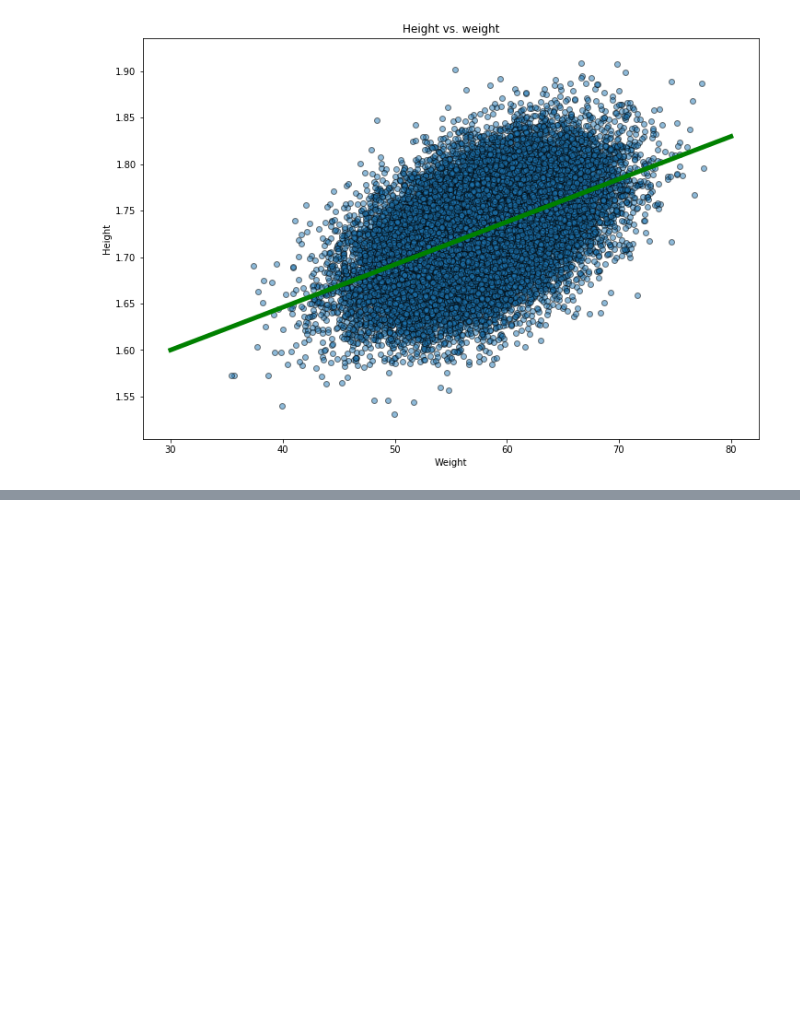
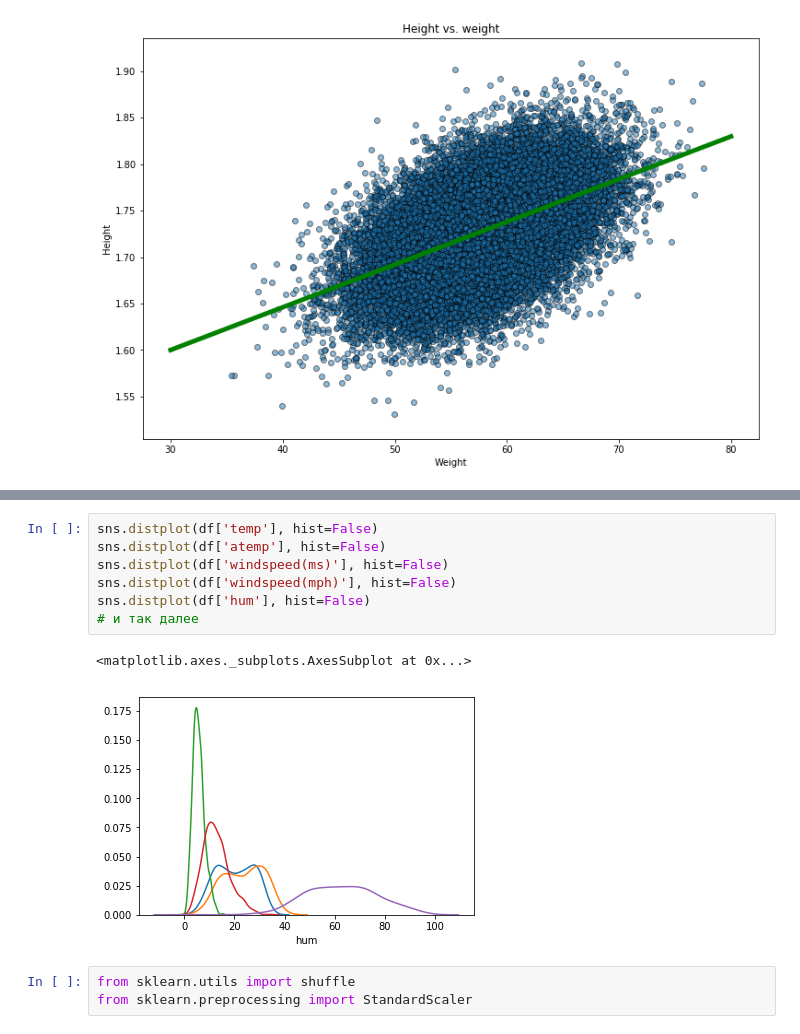
Before and after one commit to 7bits/ml-courses-7bits, a Jupyter notebook: 2017-fall/practises/05-linear-regression/05-01-linear-regression.ipynb, the cells around one changed output, grey strips where cells are left out. Saved outputs shown, nothing was run; the diff lists cells and outputs as text; blank space fills up the shorter version.

```diff
--- a/2017-fall/practises/05-linear-regression/05-01-linear-regression.ipynb
+++ b/2017-fall/practises/05-linear-regression/05-01-linear-regression.ipynb
@@ -215,0 +330,13 @@ plt.plot(x, w0_opt + w1_opt * x, c='green', linewidth=5)
+# %%
+sns.distplot(df['temp'], hist=False)
+sns.distplot(df['atemp'], hist=False)
+sns.distplot(df['windspeed(ms)'], hist=False)
+sns.distplot(df['windspeed(mph)'], hist=False)
+sns.distplot(df['hum'], hist=False)
+# и так далее
+# %% [output]
+<matplotlib.axes._subplots.AxesSubplot at 0x...>
+[figure, added]
+# %%
+from sklearn.utils import shuffle
+from sklearn.preprocessing import StandardScaler
```
Also changed, not shown: parts of 36 cells of this notebook.
